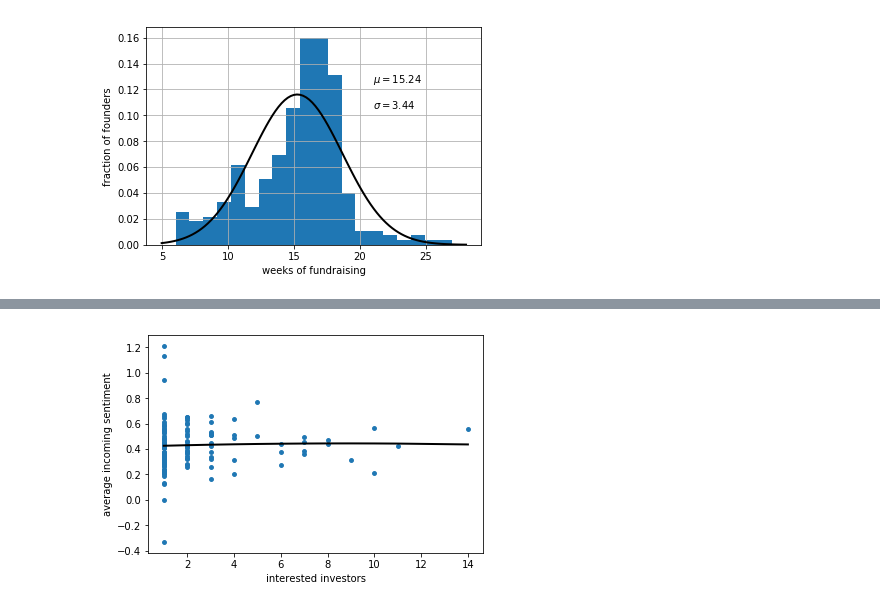
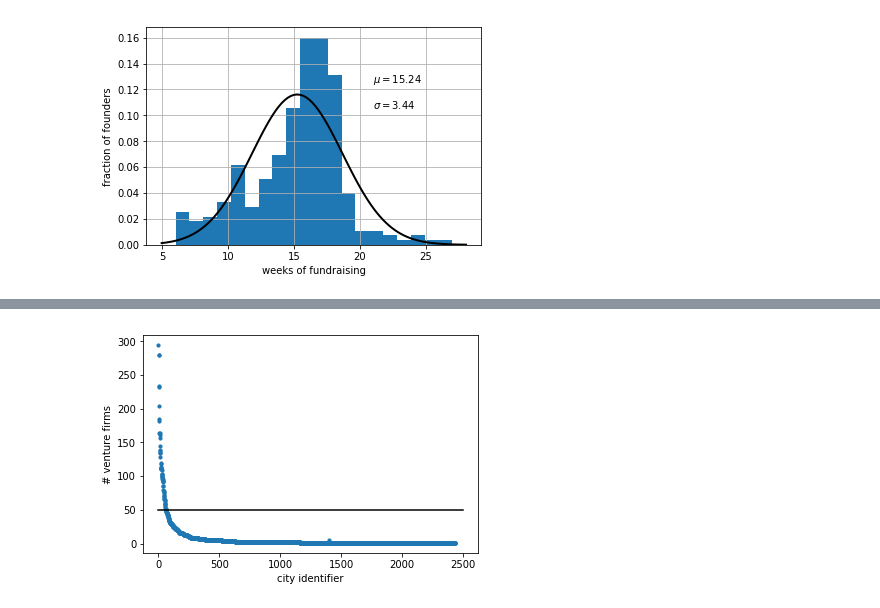
Before and after one commit to yasyf/vc, a Jupyter notebook: ml/experiments/founder_rank/plots.ipynb, the cells around one changed output, grey strips where cells are left out. Drawn from its saved outputs; the diff is of its cells as text; code cells hidden in the pictures.

```diff
--- a/ml/experiments/founder_rank/plots.ipynb
+++ b/ml/experiments/founder_rank/plots.ipynb
@@ -95,9 +116,12 @@ X, Y = tuples_to_XY(datapoints)
+# %%
+datapoints = list(enumerate(filter(lambda x: 0 < x < 300, location_counts.data)))
+X, Y = tuples_to_XY(datapoints)
 # %%
-plt.scatter(X, Y, s=15)
-plt.plot(np.unique(X), np.poly1d(np.polyfit(X, Y, 2))(np.unique(X)), 'k', linewidth=2)
-plt.xlabel('interested investors')
-plt.ylabel('average incoming sentiment')
-plt.savefig('experiments/founder_rank/images/sentiment_over_interested.png')
+plt.scatter(X, Y, s=10)
+plt.plot([0, 2500], [50, 50], 'k-')
+plt.xlabel('city identifier')
+plt.ylabel('# venture firms')
+plt.savefig('experiments/founder_rank/images/locations.png')
 plt.show()
 # %% [output]
-[figure, old version]
+[figure, new version]
```
Also changed, not shown: parts of 9 cells of this notebook, 27 other files.
